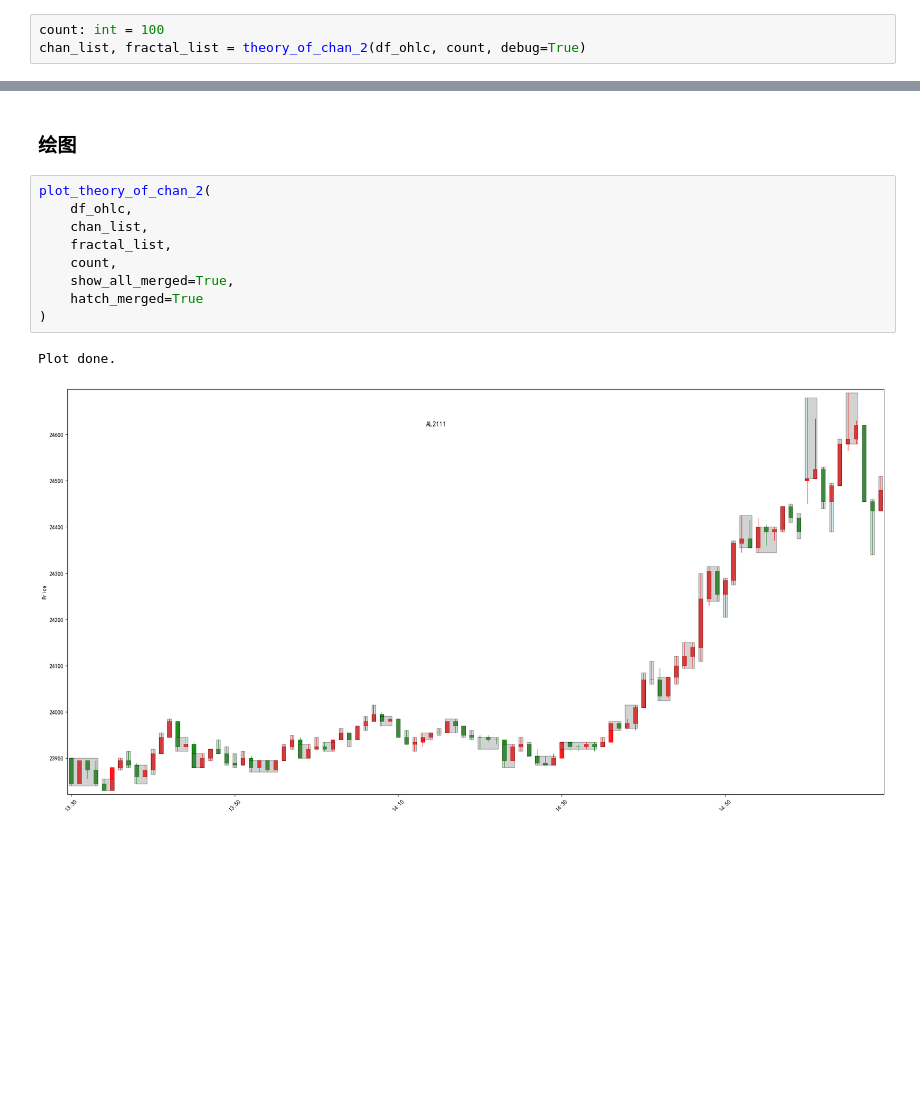
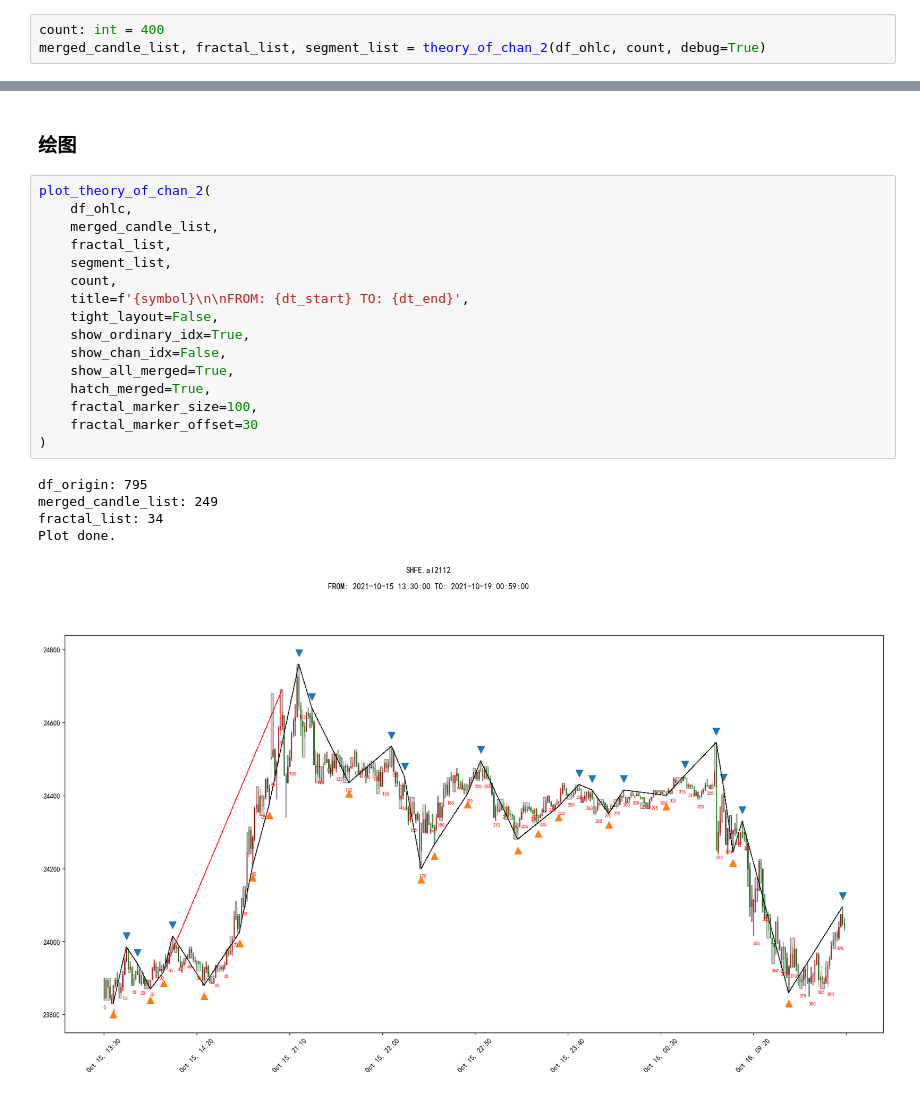
Before and after one commit to BruceFrankWong/InvestmentWorkshop, a Jupyter notebook: notebook/chan_A_02.ipynb, the cells around one changed output, grey strips where cells are left out. Saved outputs shown, nothing was run; the diff lists cells and outputs as text; blank space fills up the shorter version.

```diff
--- a/notebook/chan_A_02.ipynb
+++ b/notebook/chan_A_02.ipynb
@@ -106,6 +108,6 @@ memory usage: 31.1 KB
 # %% [markdown]
 ### 计算
 # %%
-count: int = 100
-chan_list, fractal_list = theory_of_chan_2(df_ohlc, count, debug=True)
+count: int = 400
+merged_candle_list, fractal_list, segment_list = theory_of_chan_2(df_ohlc, count, debug=True)
 # %% [output]
@@ -166,12 +201,22 @@ for i in range(length):
 # %%
 plot_theory_of_chan_2(
     df_ohlc,
-    chan_list,
+    merged_candle_list,
     fractal_list,
+    segment_list,
     count,
+    title=f'{symbol}\n\nFROM: {dt_start} TO: {dt_end}',
+    tight_layout=False,
+    show_ordinary_idx=True,
+    show_chan_idx=False,
     show_all_merged=True,
-    hatch_merged=True
+    hatch_merged=True,
+    fractal_marker_size=100,
+    fractal_marker_offset=30
 )
 # %% [output]
+df_origin: 795
+merged_candle_list: 249
+fractal_list: 34
 Plot done.
-[figure, old version]
+[figure, new version]
```
Also changed, not shown: parts of 12 cells of this notebook.
